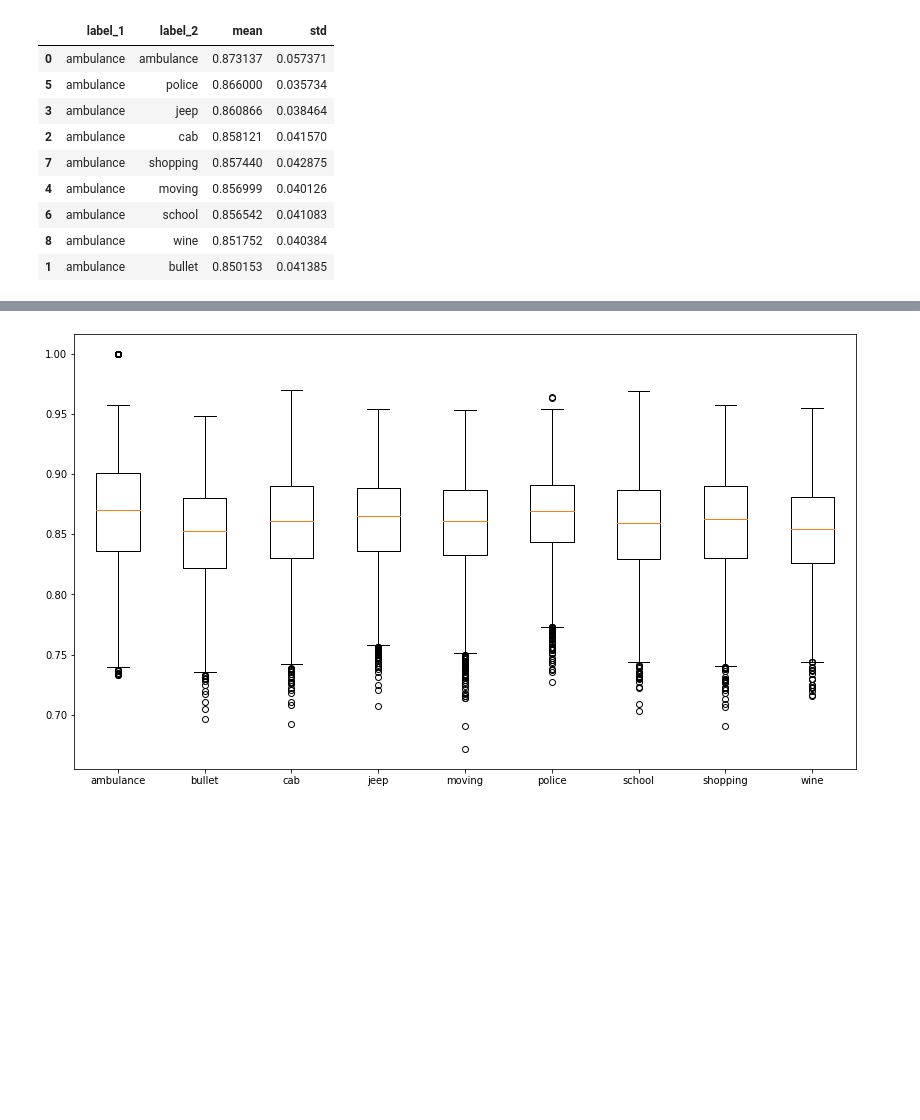
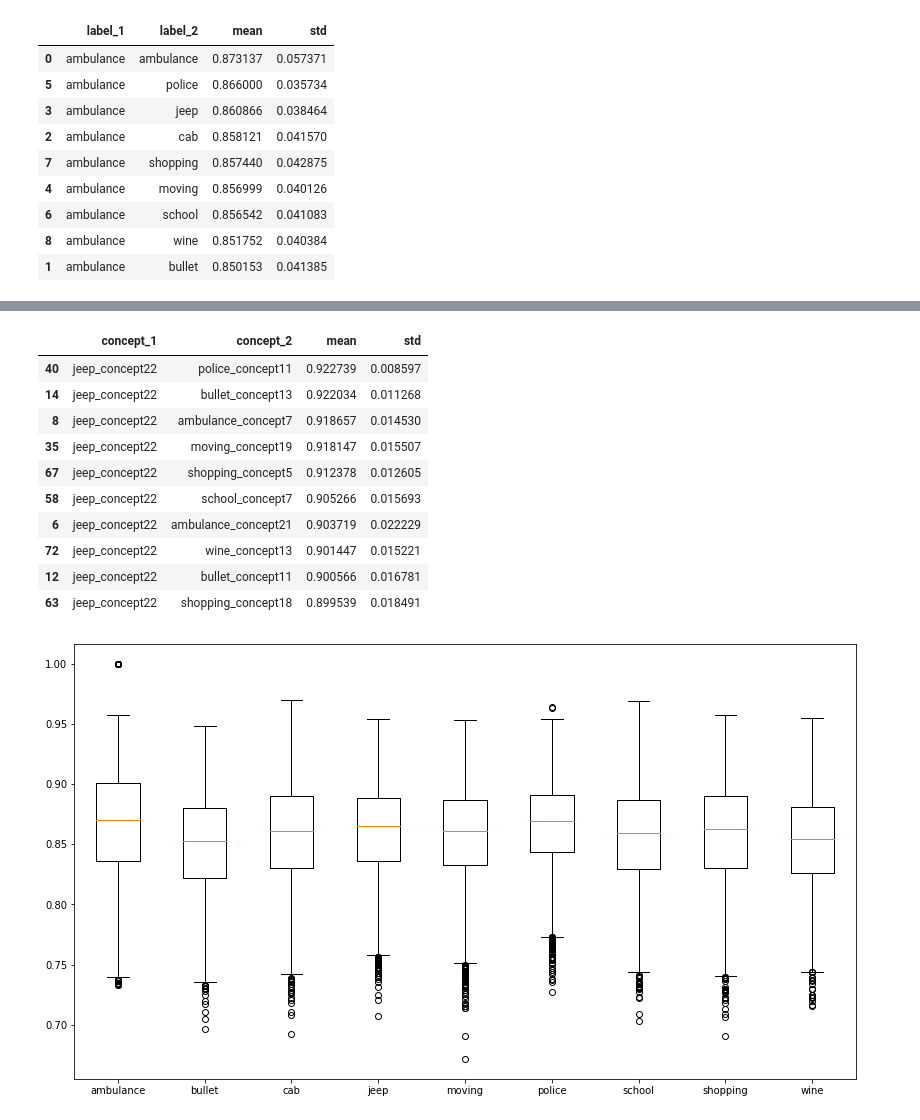
Before and after one commit to tpgmartin/inm363-individual-project, a Jupyter notebook: notebooks/Process Concept Activations Cosine Similarities.ipynb, the cells around one changed output, grey strips where cells are left out. Cells and saved outputs as stored; diff of their text form; code cells hidden in the pictures; blank space fills up the shorter version.

```diff
--- a/notebooks/Process Concept Activations Cosine Similarities.ipynb
+++ b/notebooks/Process Concept Activations Cosine Similarities.ipynb
@@ -176,3 +182,17 @@ act_sims[(act_sims['label_1'] == 'ambulance')&(act_sims['label_2'] != 'ambulance
+# %%
+act_sims[(act_sims['concept_1'] == 'jeep_concept22')&(act_sims['label_2'] != 'jeep')].groupby(['concept_1', 'concept_2'])['cosine_similarity'].agg([np.mean, np.std]).reset_index().sort_values(by=['mean','std'], ascending=False).head(10)
+# %% [output]
+|  | concept_1 | concept_2 | mean | std |
+| 40 | jeep_concept22 | police_concept11 | 0.922739 | 0.008597 |
+| 14 | jeep_concept22 | bullet_concept13 | 0.922034 | 0.011268 |
+| 8 | jeep_concept22 | ambulance_concept7 | 0.918657 | 0.014530 |
+| 35 | jeep_concept22 | moving_concept19 | 0.918147 | 0.015507 |
+| 67 | jeep_concept22 | shopping_concept5 | 0.912378 | 0.012605 |
+| 58 | jeep_concept22 | school_concept7 | 0.905266 | 0.015693 |
+| 6 | jeep_concept22 | ambulance_concept21 | 0.903719 | 0.022229 |
+| 72 | jeep_concept22 | wine_concept13 | 0.901447 | 0.015221 |
+| 12 | jeep_concept22 | bullet_concept11 | 0.900566 | 0.016781 |
+| 63 | jeep_concept22 | shopping_concept18 | 0.899539 | 0.018491 |
 # %%
 data = act_sims[(act_sims['label_1'] == 'ambulance')][['label_2', 'cosine_similarity']].sort_values(by=['label_2', 'cosine_similarity'])
 # %%
```
Also changed, not shown: parts of 9 cells of this notebook, 1 other file.
